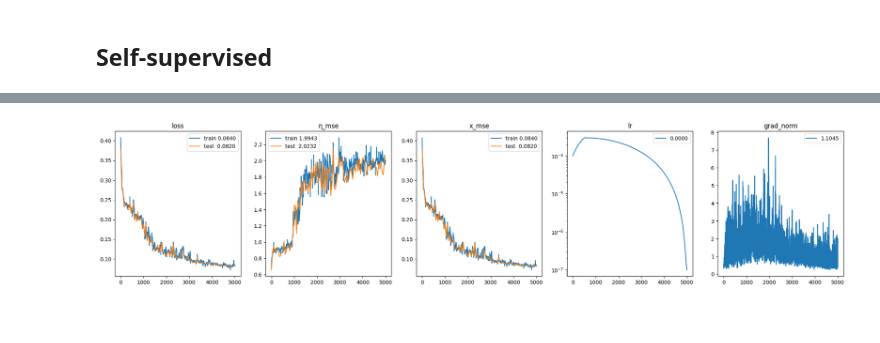
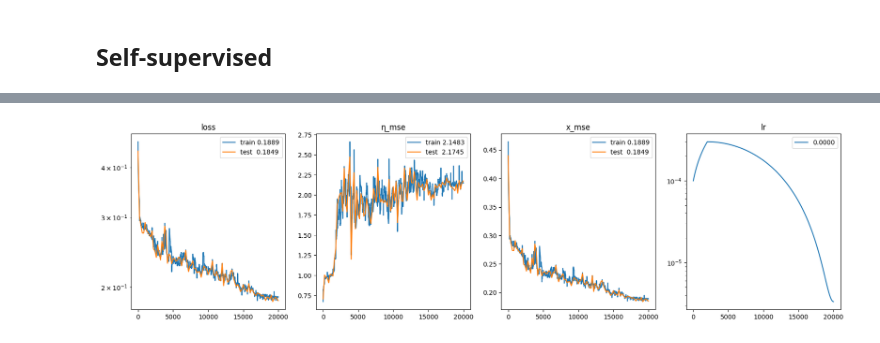
Before and after one commit to cambridge-mlg/sgm, a Jupyter notebook: notebooks/simplfied.ipynb, the cells around one changed output, grey strips where cells are left out. Drawn from its saved outputs; the diff is of its cells as text; code cells hidden in the pictures; blank space fills up the shorter version.

Commit message:
Update with current best setup

```diff
--- a/notebooks/simplfied.ipynb
+++ b/notebooks/simplfied.ipynb
@@ -77,7 +71,7 @@ train_data_rng, val_data_rng, init_rng, state_rng = random.split(rng, 4)
 ANGLE = 180
 
 dataset_config = config_dict.ConfigDict()
-dataset_config.batch_size = 256
+dataset_config.batch_size = 512
 dataset_config.dataset = "MNIST"
 dataset_config.shuffle_buffer_size = 50_000
 dataset_config.repeat_after_batching = True  # NOTE: ordering of PP, shuffle, and repeat is important!
@@ -186,7 +194,7 @@ class TrainState(train_state.TrainState):
 def reset_metrics(state):
     return state.replace(metrics=state.metrics.empty())
 # %%
-BOUNDS_ARRAY = jnp.array((0., 0., jnp.pi, 0., 0.))
+BOUNDS_ARRAY = jnp.array((0.25, 0.25, jnp.pi, 0.25, 0.25))
 
 class MyModel(nn.Module):
     @nn.compact
@@ -222,11 +230,16 @@ class MyModel(nn.Module):
 
         h = h.flatten()
 
-        for dense_dim in [2048, 1024, 512, 256, 128]:
+        for dense_dim in [2048, 1024, 1024, 1024, 1024, 128]:
+            h_ = h
+
             h = nn.Dense(dense_dim)(h)
             # h = nn.LayerNorm()(h)
             h = nn.relu(h)
             h = nn.Dropout(rate=0., deterministic=not train)(h)
+
+            # if h_.shape == h.shape:
+            #     h = h + h_
 
 
         # Regression version
@@ -372,7 +378,8 @@ def eval_step(state, batch):
 
         return avg_loss, metrics
 
-    _, metrics = batch_loss_fn(state.params)
+    # _, metrics = batch_loss_fn(state.params)
+    _, metrics = batch_loss_fn(state.avg_params if state.avg_params is not None else state.params)
 
     metrics = state.metrics.update(
         **metrics, mask=masks
@@ -518,8 +527,10 @@ Total: 4,395,525
 # updates, new_state = tx.update(gradients, state, params)
 # new_params = optax.apply_updates(params, updates)
 # %%
-TOTAL_STEPS = 5_000
+TOTAL_STEPS = 20_000
 LR = 1e-4
+N_SAMPLES = 5
+POLYAK_STEP_SIZE = None
 
 from flax import traverse_util
 
@@ -537,19 +548,21 @@ def lr_schedule(init_lr, peak_mult, final_mult, peak_steps):
 # tx = optax.multi_transform(partition_optimizers, lambda dict: {k: 'fast' if ('Dense_5' in k or 'Dense_0' in k) else 'slow' for k in dict.keys()})
 
 def clipped_adamw(learning_rate, norm):
-    return optax.chain(
+    return optax.MultiSteps(optax.chain(
         optax.clip_by_global_norm(norm),
         optax.adamw(learning_rate=learning_rate)
-    )
+    ), 1)
 
 ss_state = TrainState.create(
     apply_fn=ss_model.apply,
     params=ss_variables["params"],
-    tx=optax.inject_hyperparams(optax.adamw)(lr_schedule(LR, 3, 1/1000, TOTAL_STEPS//10)),
-    # tx=optax.inject_hyperparams(clipped_adamw)(lr_schedule(LR, 3, 1/1000, TOTAL_STEPS//10), 100),
+    # tx=optax.inject_hyperparams(optax.adamw)(lr_schedule(LR, 3, 1/1000, TOTAL_STEPS//10)),
+    tx=optax.inject_hyperparams(clipped_adamw)(lr_schedule(LR, 3, 1/30, TOTAL_STEPS//10), 2.),  # best
+    # tx=optax.inject_hyperparams(clipped_adamw)(lr_schedule(LR, 10, 1/300, TOTAL_STEPS//10), 2.),  # better for longer training runs
     # tx=tx,
     metrics=Metrics.empty(),
     rng=state_rng,
-    λ_schedule=optax.cosine_decay_schedule(1, TOTAL_STEPS, 1)
+    λ_schedule=optax.cosine_decay_schedule(1, TOTAL_STEPS, 1),
+    polyak_step_size=POLYAK_STEP_SIZE,
 )
 # %%
@@ -697,38 +747,43 @@ steps, loss, η_mse, x_mse, λ, lr, grad_norm = ss_history.collect(
 )
 steps_test, loss_test, η_mse_test, x_mse_test = ss_history.collect(
     "steps", "loss_test", "η_mse_test", "x_mse_test"
 )
 
-n_plots = 5
+n_plots = 4
 fig, axs = plt.subplots(1, n_plots, figsize=(5 * n_plots, 5))
 
 axs[0].plot(steps, loss, label=f"train {loss[-1]:.4f}")
 axs[0].plot(steps_test, loss_test, label=f"test  {loss_test[-1]:.4f}")
 axs[0].legend()
 axs[0].set_title("loss")
+axs[0].set_yscale("log")
 
 axs[1].plot(steps, η_mse, label=f"train {η_mse[-1]:.4f}")
 axs[1].plot(steps_test, η_mse_test, label=f"test  {η_mse_test[-1]:.4f}")
 axs[1].legend()
 axs[1].set_title("η_mse")
 
 axs[2].plot(steps, x_mse, label=f"train {x_mse[-1]:.4f}")
 axs[2].plot(steps_test, x_mse_test, label=f"test  {x_mse_test[-1]:.4f}")
 axs[2].legend()
 axs[2].set_title("x_mse")
 
 axs[3].plot(steps, lr, label=f"{lr[-1]:.4f}")
 axs[3].legend()
 axs[3].set_title("lr")
 axs[3].set_yscale("log")
 
-axs[4].plot(steps, grad_norm, label=f"{grad_norm[-1]:.4f}")
-axs[4].legend()
-axs[4].set_title("grad_norm")
+# axs[4].plot(steps, grad_norm, label=f"{grad_norm[-1]:.4f}")
+# axs[4].legend()
+# axs[4].set_title("grad_norm")
+
+# axs[4].plot(steps, λ, label=f"{λ[-1]:.4f}")
+# axs[4].legend()
+# axs[4].set_title("λ")
 
 plt.show()
 # %% [output]
-[figure, old version]
+[figure, new version]
 # %%
 val_iter = deterministic_data.start_input_pipeline(val_ds)
 val_batch = next(val_iter)
```
Also changed, not shown: parts of 15 cells of this notebook.
